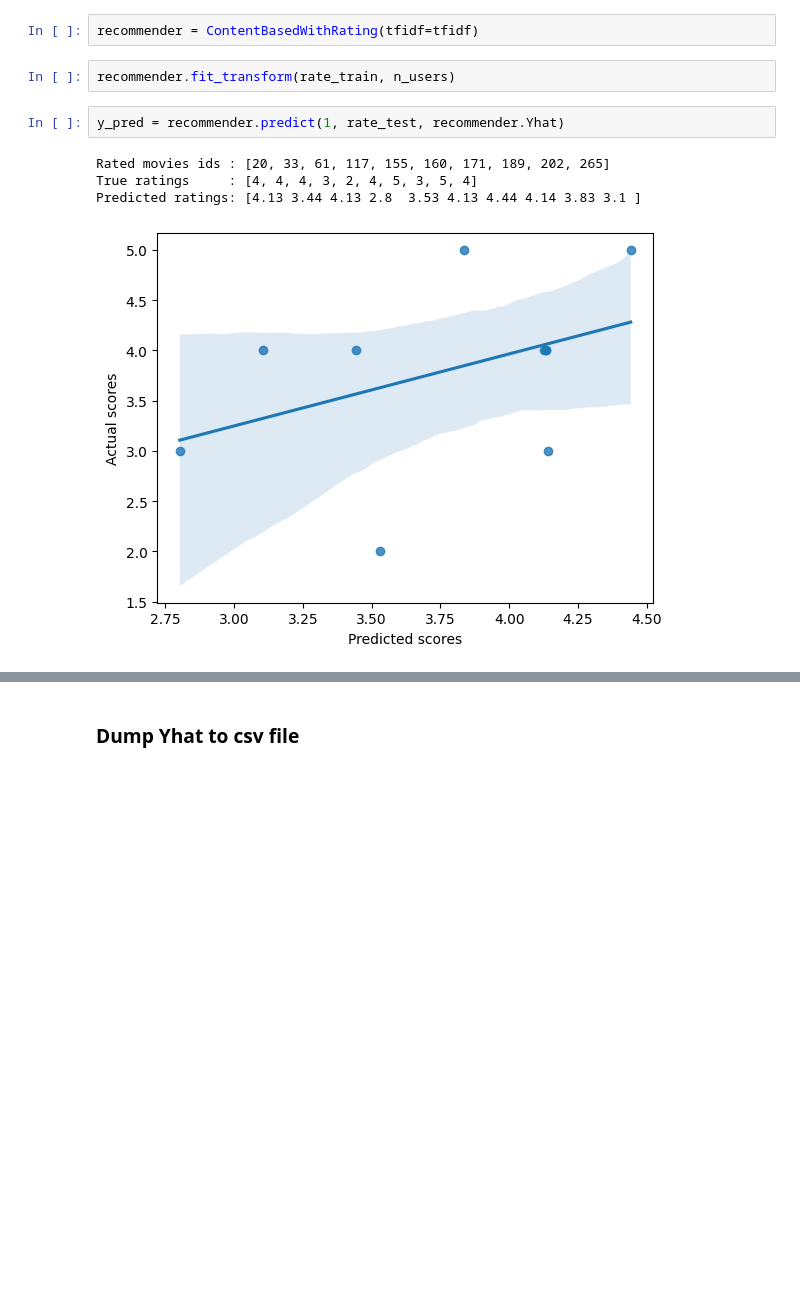
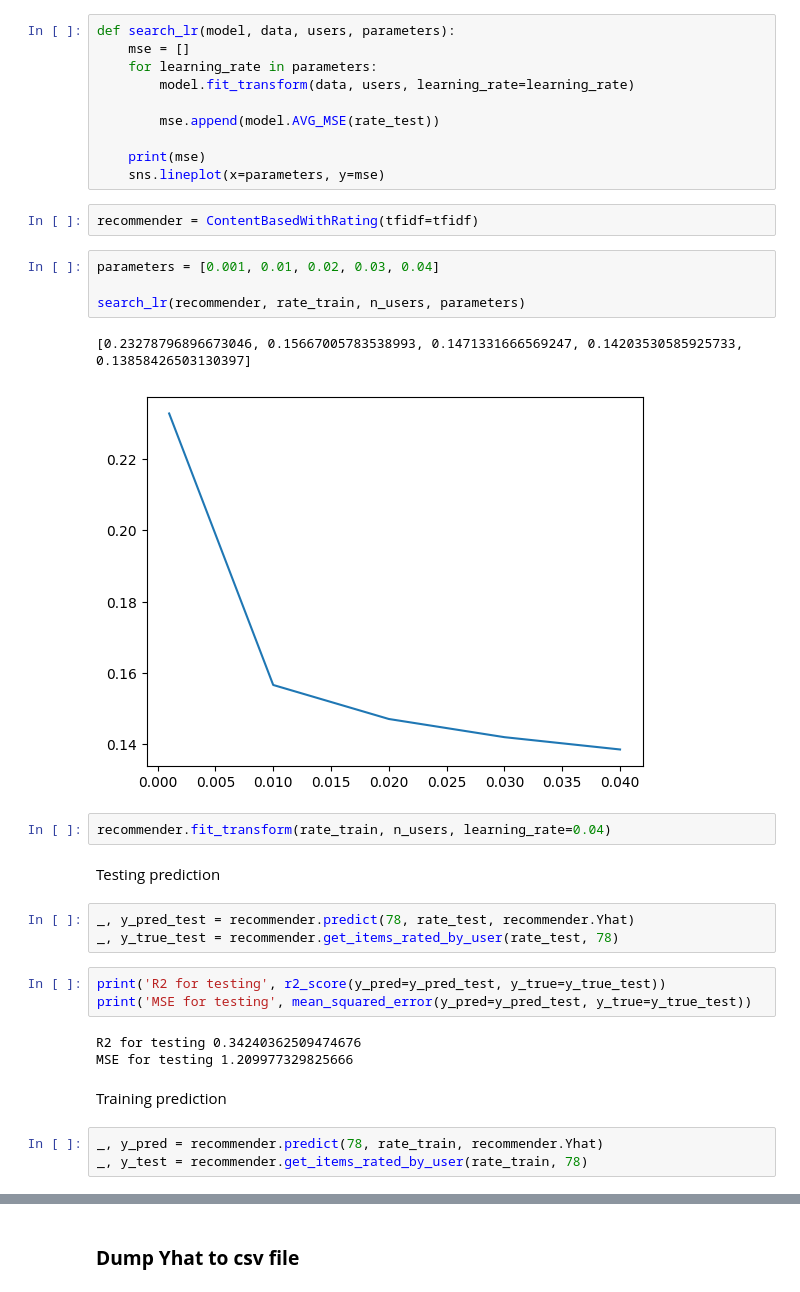
Before and after one commit to Narius2030/Recommendation-System, a Jupyter notebook: recommendsys-rating.ipynb, the cells around one changed output, grey strips where cells are left out. Cells and saved outputs as stored; diff of their text form; blank space fills up the shorter version.

```diff
--- a/recommendsys-rating.ipynb
+++ b/recommendsys-rating.ipynb
@@ -177,14 +209,40 @@ class ContentBasedWithRating():
 
 def recommend(items, user_id, Yhat):
     return items['movie id'], Yhat[items['movie id']-1, user_id-1]
+# %%
+def search_lr(model, data, users, parameters):
+    mse = []
+    for learning_rate in parameters:
+        model.fit_transform(data, users, learning_rate=learning_rate)
+
+        mse.append(model.AVG_MSE(rate_test))
+
+    print(mse)
+    sns.lineplot(x=parameters, y=mse)
 # %%
 recommender = ContentBasedWithRating(tfidf=tfidf)
+# %%
+parameters = [0.001, 0.01, 0.02, 0.03, 0.04]
+
+search_lr(recommender, rate_train, n_users, parameters)
+# %% [output]
+[0.23278796896673046, 0.15667005783538993, 0.1471331666569247, 0.14203530585925733, 0.13858426503130397]
+[figure, added]
 # %%
-recommender.fit_transform(rate_train, n_users)
+recommender.fit_transform(rate_train, n_users, learning_rate=0.04)
+# %% [markdown]
+Testing prediction
 # %%
-y_pred = recommender.predict(1, rate_test, recommender.Yhat)
+_, y_pred_test = recommender.predict(78, rate_test, recommender.Yhat)
+_, y_true_test = recommender.get_items_rated_by_user(rate_test, 78)
-# %% [output]
-Rated movies ids : [20, 33, 61, 117, 155, 160, 171, 189, 202, 265]
-True ratings     : [4, 4, 4, 3, 2, 4, 5, 3, 5, 4]
-Predicted ratings: [4.13 3.44 4.13 2.8  3.53 4.13 4.44 4.14 3.83 3.1 ]
-[figure, removed]
+# %%
+print('R2 for testing', r2_score(y_pred=y_pred_test, y_true=y_true_test))
+print('MSE for testing', mean_squared_error(y_pred=y_pred_test, y_true=y_true_test))
+# %% [output]
+R2 for testing 0.34240362509474676
+MSE for testing 1.209977329825666
+# %% [markdown]
+Training prediction
+# %%
+_, y_pred = recommender.predict(78, rate_train, recommender.Yhat)
+_, y_test = recommender.get_items_rated_by_user(rate_train, 78)
```
Also changed, not shown: parts of 15 cells of this notebook, 13 other files.
